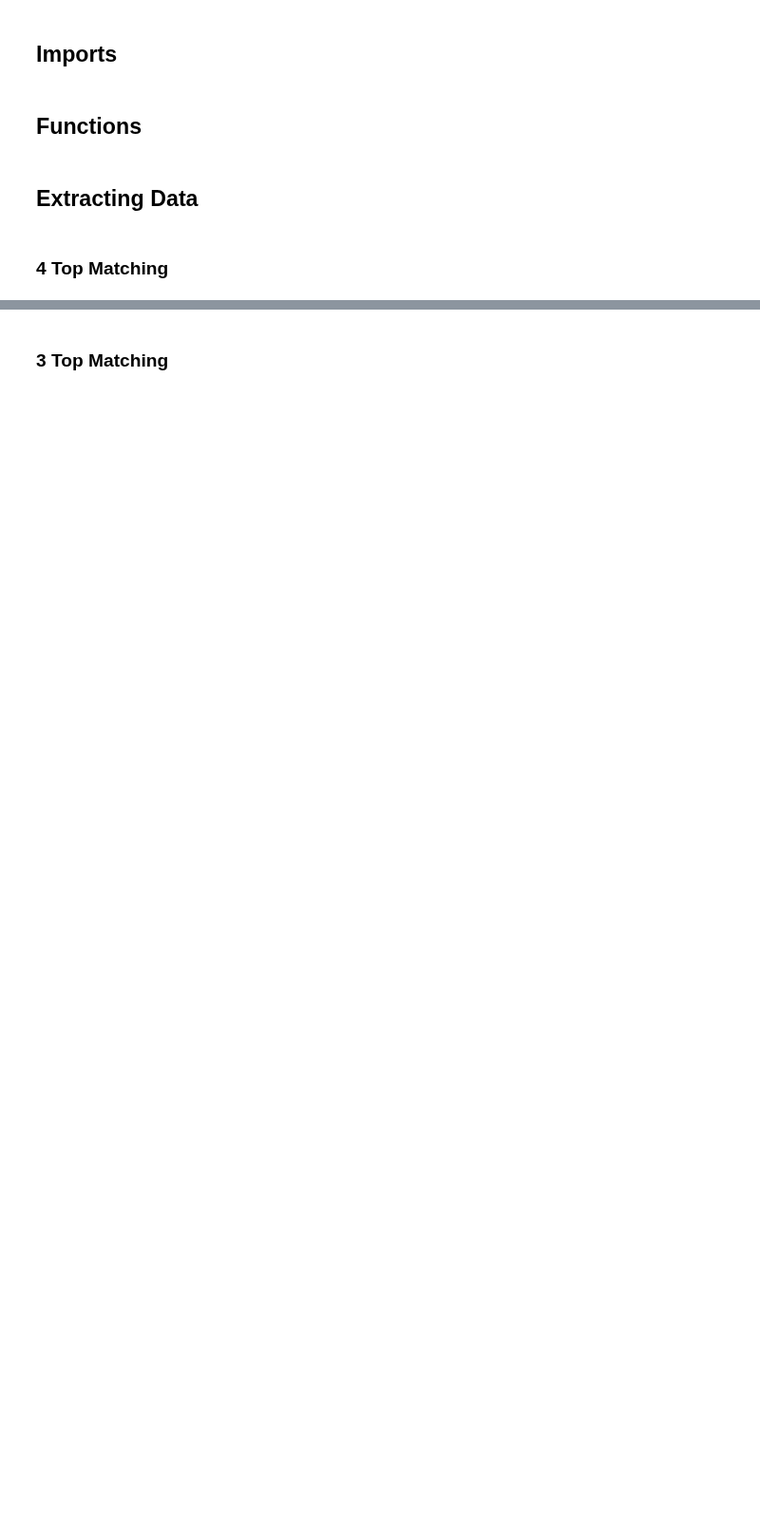
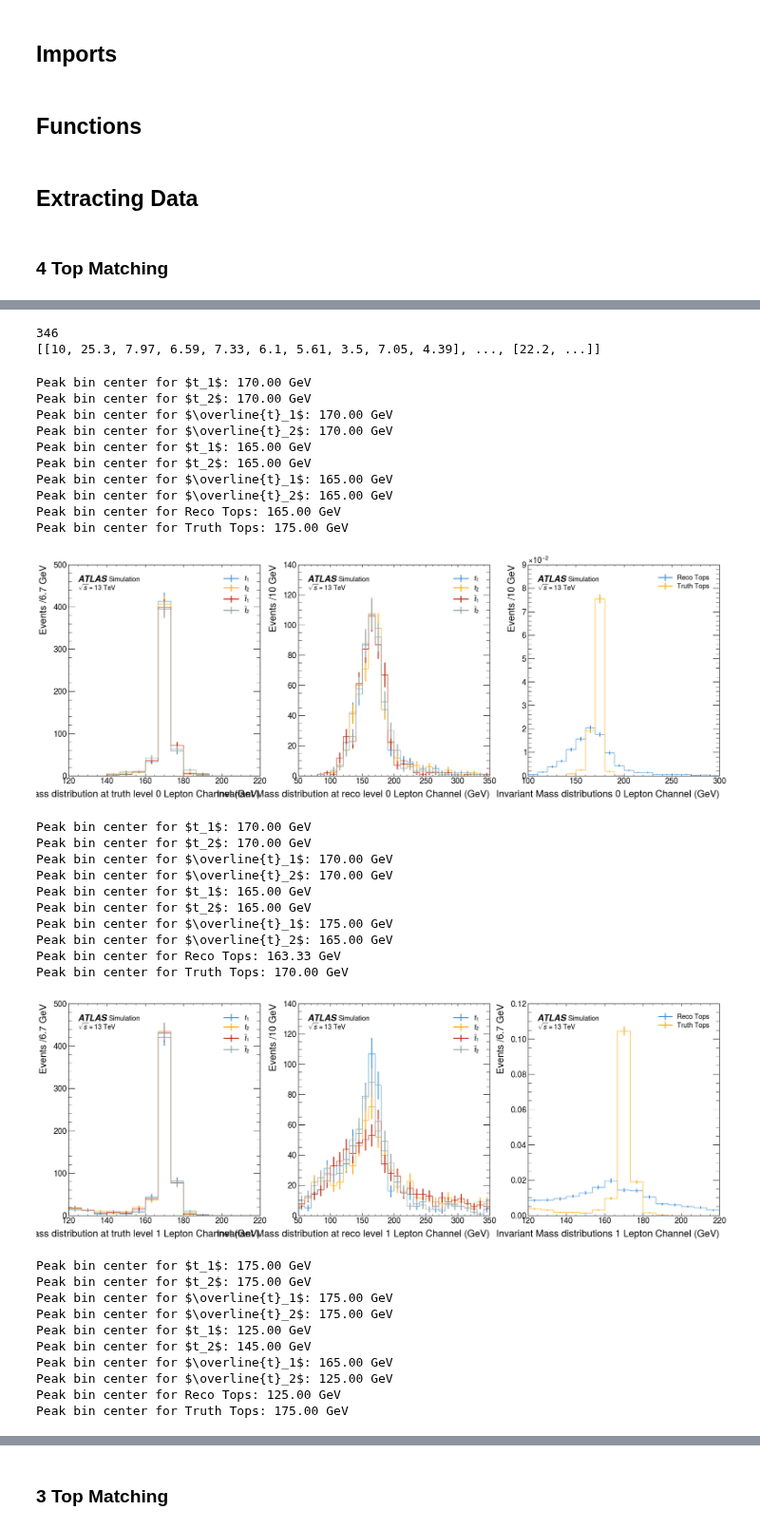
Before and after one commit to archiebrooks02/MPHYS-4Top, a Jupyter notebook: ML_bigdata.ipynb, the cells around one changed output, grey strips where cells are left out. Shown at 95% size. Drawn from its saved outputs; the diff is of its cells as text; code cells hidden in the pictures; blank space fills up the shorter version.

```diff
--- a/ML_bigdata.ipynb
+++ b/ML_bigdata.ipynb
@@ -446,0 +695,78 @@ antitop_2_4t = ak.sum(antitop_2_particles_4t, axis=1)
+# %%
+print(len(reco_leptons_4t_2L))
+print(reco_jets_4t_2L.M)
+# %% [output]
+346
+[[10, 25.3, 7.97, 6.59, 7.33, 6.1, 5.61, 3.5, 7.05, 4.39], ..., [22.2, ...]]
+# %%
+fig, ax = plt.subplots(nrows = 1, ncols = 3, figsize = (24,8))
+histogram([t1_0L.m, t2_0L.m, t3_0L.m, t4_0L.m], 15, [r'$t_1$', r'$t_2$', r'$\overline{t}_1$', r'$\overline{t}_2$'], ax[0], density = False, x_units='GeV', set_range=(120,220), print_peak=True)
+ax[0].set_xlabel(r'Invariant Mass distribution at truth level 0 Lepton Channel (GeV)')
+ax[0].legend(fontsize=15)
+histogram([top_1_4t_0L.m, top_2_4t_0L.m, antitop_1_4t_0L.m, antitop_2_4t_0L.m], 30, [r'$t_1$',r'$t_2$',r'$\overline{t}_1$',r'$\overline{t}_2$'], ax[1], density = False, x_units='GeV', print_peak=True, set_range=(50,350))
+ax[1].set_xlabel(r'Invariant Mass distribution at reco level 0 Lepton Channel (GeV)')
+ax[1].legend(fontsize=15)
+histogram([reco_tops_4t_0L.m,truth_tops_4t_0L.m], 20, ['Reco Tops', 'Truth Tops'], ax[2], density = True, x_units='GeV', print_peak=True, set_range=(100,300))
+ax[2].set_xlabel(r'Invariant Mass distributions 0 Lepton Channel (GeV)')
+
+plt.subplots_adjust(hspace=0.25)
+plt.show()
+
+fig, ax = plt.subplots(nrows = 1, ncols = 3, figsize = (24,8))
+histogram([t1_1L.m, t2_1L.m, t3_1L.m, t4_1L.m], 15, [r'$t_1$', r'$t_2$', r'$\overline{t}_1$', r'$\overline{t}_2$'], ax[0], density = False, x_units='GeV', set_range=(120,220), print_peak=True)
+ax[0].set_xlabel(r'Invariant Mass distribution at truth level 1 Lepton Channel (GeV)')
+ax[0].legend(fontsize=15)
+histogram([top_1_4t_1L.m, top_2_4t_1L.m, antitop_1_4t_1L.m, antitop_2_4t_1L.m], 30, [r'$t_1$',r'$t_2$',r'$\overline{t}_1$',r'$\overline{t}_2$'], ax[1], density = False, x_units='GeV', print_peak=True, set_range=(50,350))
+ax[1].set_xlabel(r'Invariant Mass distribution at reco level 1 Lepton Channel (GeV)')
+ax[1].legend(fontsize=15)
+histogram([reco_tops_4t_1L.m,truth_tops_4t_1L.m], 15, ['Reco Tops', 'Truth Tops'], ax[2], density = True, x_units='GeV', print_peak=True, set_range=(120,220))
+ax[2].set_xlabel(r'Invariant Mass distributions 1 Lepton Channel (GeV)')
+
+plt.subplots_adjust(hspace=0.25)
+plt.show()
+
+fig, ax = plt.subplots(nrows = 1, ncols = 3, figsize = (24,8))
+histogram([t1_4t_2L.m, t2_4t_2L.m, t3_4t_2L.m, t4_4t_2L.m], 10, [r'$t_1$', r'$t_2$', r'$\overline{t}_1$', r'$\overline{t}_2$'], ax[0], density = False, x_units='GeV', set_range=(120,220), print_peak=True)
+ax[0].set_xlabel(r'Invariant Mass distribution at truth level 2 Lepton Channel (GeV)')
+ax[0].legend(fontsize=15)
+histogram([top1_4t_2L.m, top2_4t_2L.m, top3_4t_2L.m, top4_4t_2L.m], 10, [r'$t_1$',r'$t_2$',r'$\overline{t}_1$',r'$\overline{t}_2$'], ax[1], density = False, x_units='GeV', print_peak=True, set_range=(120,220))
+ax[1].set_xlabel(r'Invariant Mass distribution at reco level 2 Lepton Channel (GeV)')
+ax[1].legend(fontsize=15)
+histogram([reco_tops_4t_2L.m,truth_tops_4t_2L.m], 10, ['Reco Tops', 'Truth Tops'], ax[2], density = True, x_units='GeV', print_peak=True, set_range=(120,220))
+ax[2].set_xlabel(r'Invariant Mass distributions 2 Lepton Channel (GeV)')
+
+plt.subplots_adjust(hspace=0.25)
+plt.show()
+# %% [output]
+Peak bin center for $t_1$: 170.00 GeV
+Peak bin center for $t_2$: 170.00 GeV
+Peak bin center for $\overline{t}_1$: 170.00 GeV
+Peak bin center for $\overline{t}_2$: 170.00 GeV
+Peak bin center for $t_1$: 165.00 GeV
+Peak bin center for $t_2$: 165.00 GeV
+Peak bin center for $\overline{t}_1$: 165.00 GeV
+Peak bin center for $\overline{t}_2$: 165.00 GeV
+Peak bin center for Reco Tops: 165.00 GeV
+Peak bin center for Truth Tops: 175.00 GeV
+[figure, added]
+Peak bin center for $t_1$: 170.00 GeV
+Peak bin center for $t_2$: 170.00 GeV
+Peak bin center for $\overline{t}_1$: 170.00 GeV
+Peak bin center for $\overline{t}_2$: 170.00 GeV
+Peak bin center for $t_1$: 165.00 GeV
+Peak bin center for $t_2$: 165.00 GeV
+Peak bin center for $\overline{t}_1$: 175.00 GeV
+Peak bin center for $\overline{t}_2$: 165.00 GeV
+Peak bin center for Reco Tops: 163.33 GeV
+Peak bin center for Truth Tops: 170.00 GeV
+[figure, added]
+Peak bin center for $t_1$: 175.00 GeV
+Peak bin center for $t_2$: 175.00 GeV
+Peak bin center for $\overline{t}_1$: 175.00 GeV
+Peak bin center for $\overline{t}_2$: 175.00 GeV
+Peak bin center for $t_1$: 125.00 GeV
+Peak bin center for $t_2$: 145.00 GeV
+Peak bin center for $\overline{t}_1$: 165.00 GeV
+Peak bin center for $\overline{t}_2$: 125.00 GeV
+Peak bin center for Reco Tops: 125.00 GeV
+Peak bin center for Truth Tops: 175.00 GeV
```
Also changed, not shown: parts of 49 cells of this notebook.
